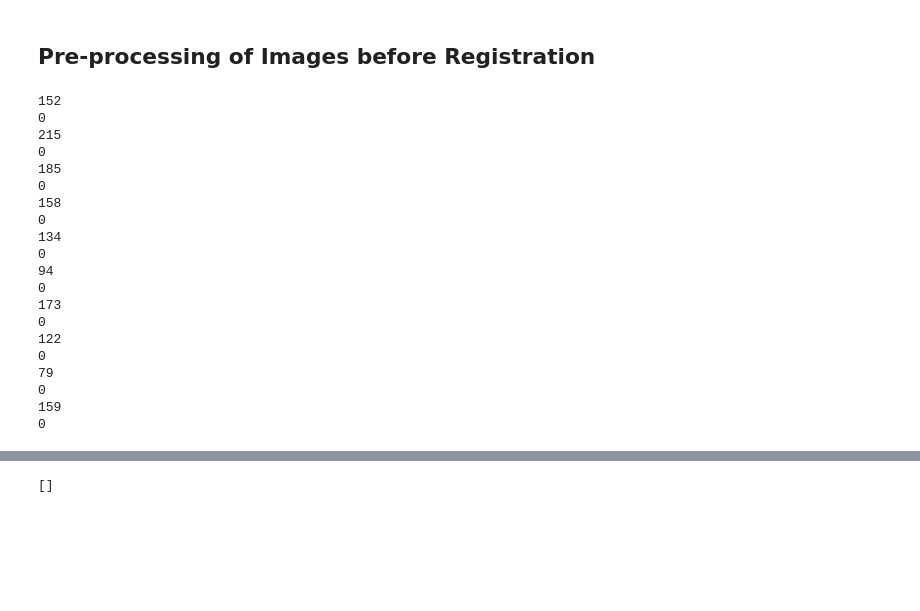
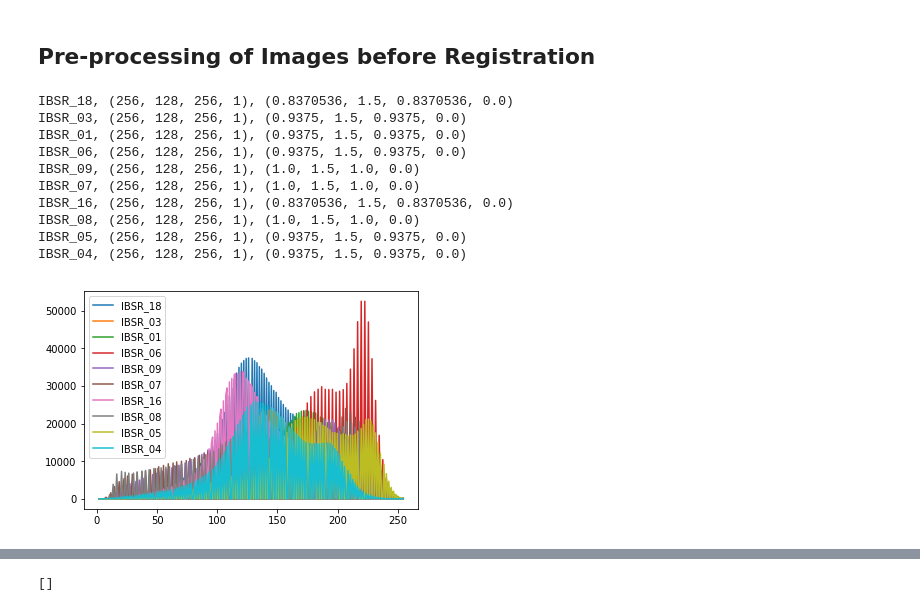
Before and after one commit to OlehKSS/misa-project, a Jupyter notebook: Pre-processing.ipynb, the cells around one changed output, grey strips where cells are left out. Saved outputs shown, nothing was run; the diff lists cells and outputs as text; code cells hidden in the pictures; blank space fills up the shorter version.

```diff
--- a/Pre-processing.ipynb
+++ b/Pre-processing.ipynb
@@ -38,25 +38,0 @@ nib.save(masked_template_img, join(mni_atlas_folder, 'masked_template' + ext))
-# %%
-# Normalize array from 0 to 255
-def normalize(target_array, max_val=255):
-    target_array -= target_array.min()
-    normalized_array = max_val * np.divide(target_array, target_array.max())
-    return normalized_array
-
-# Read nii from path and normalize array from 0 to 1
-def read_im(image_path):
-    nii_img = nib.load(image_path)
-    nii_data = nii_img.get_data()
-    return nii_data, nii_img
-
-def hist_stretch(data, cutoff_percent, nbins=256):
-    # Contrast stretching
-    hist1, _ = histogram(data, nbins=nbins)
-    cdf1 = np.cumsum(hist1) / np.cumsum(hist1)[-1]
-    print(cdf1)
-    p99 = np.argwhere(cdf1>cutoff_percent)
-    cutoff_val = p99[0]
-    print(cutoff_val)
-    data[data > cutoff_val] = cutoff_val
-    data_rescale = data
-    data_rescale = normalize(data)
-    return data_rescale
@@ -116,35 +156,30 @@ result = "./pre-processed-data/"
 # %%
 for f in onlydirs:
     # Import image to be processed
     img_path = join(data_dir,f,f'{f}.nii.gz')
     img = nib.load(img_path)
     data = img.get_data()
 
+    print(f"{f}, {data.shape}, {img.header.get_zooms()}")
+
     # Pre-process image data
+    nbins = 256
+    data = hist_stretch(data, 0.99999, nbins=nbins)
+    hist, hist_bins = histogram(data, nbins=nbins)
 
+    plt.plot(hist_bins[1:], hist[1:])
 
-    # Make result directory
-    os.mkdir(join(result,data_folder_name,f))
-    print(np.max(data))
-    print(np.min(data))
+plt.legend(onlydirs)
+plt.show()
 # %% [output]
-152
-0
-215
-0
-185
-0
-158
-0
-134
-0
-94
-0
-173
-0
-122
-0
-79
-0
-159
-0
+IBSR_18, (256, 128, 256, 1), (0.8370536, 1.5, 0.8370536, 0.0)
+IBSR_03, (256, 128, 256, 1), (0.9375, 1.5, 0.9375, 0.0)
+IBSR_01, (256, 128, 256, 1), (0.9375, 1.5, 0.9375, 0.0)
+IBSR_06, (256, 128, 256, 1), (0.9375, 1.5, 0.9375, 0.0)
+IBSR_09, (256, 128, 256, 1), (1.0, 1.5, 1.0, 0.0)
+IBSR_07, (256, 128, 256, 1), (1.0, 1.5, 1.0, 0.0)
+IBSR_16, (256, 128, 256, 1), (0.8370536, 1.5, 0.8370536, 0.0)
+IBSR_08, (256, 128, 256, 1), (1.0, 1.5, 1.0, 0.0)
+IBSR_05, (256, 128, 256, 1), (0.9375, 1.5, 0.9375, 0.0)
+IBSR_04, (256, 128, 256, 1), (0.9375, 1.5, 0.9375, 0.0)
+[figure, added]
```
Also changed, not shown: parts of 25 cells of this notebook, 1 other file.
